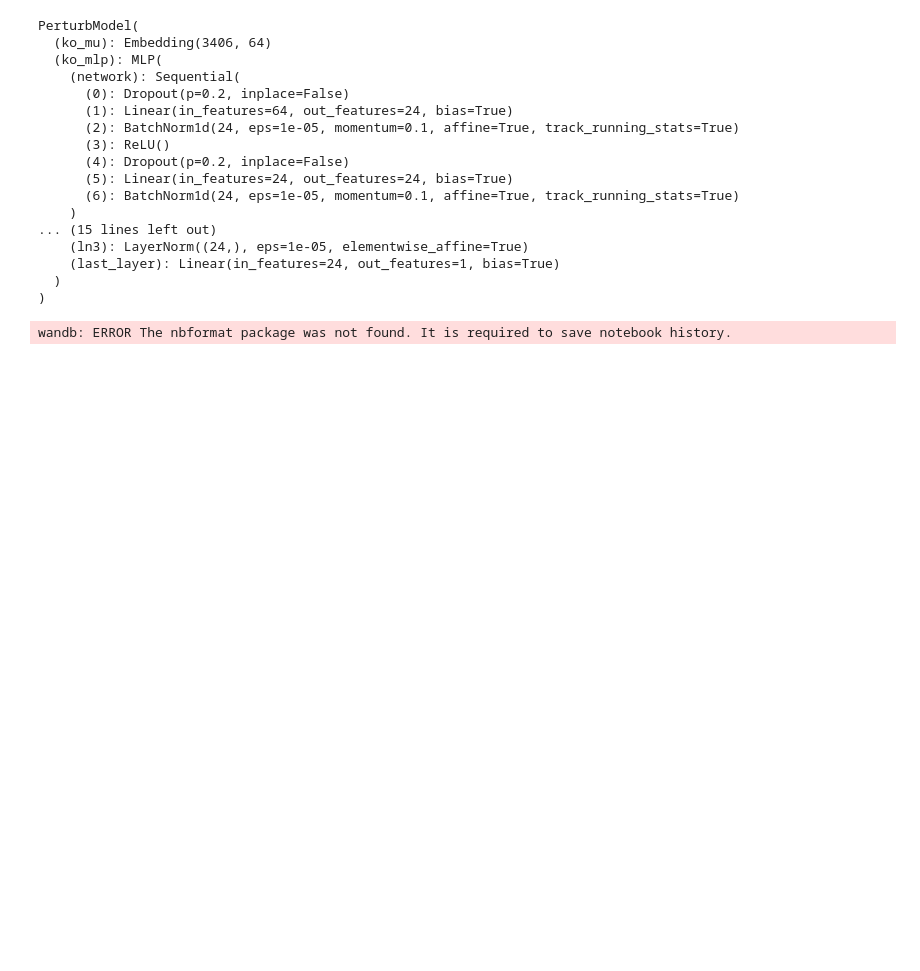
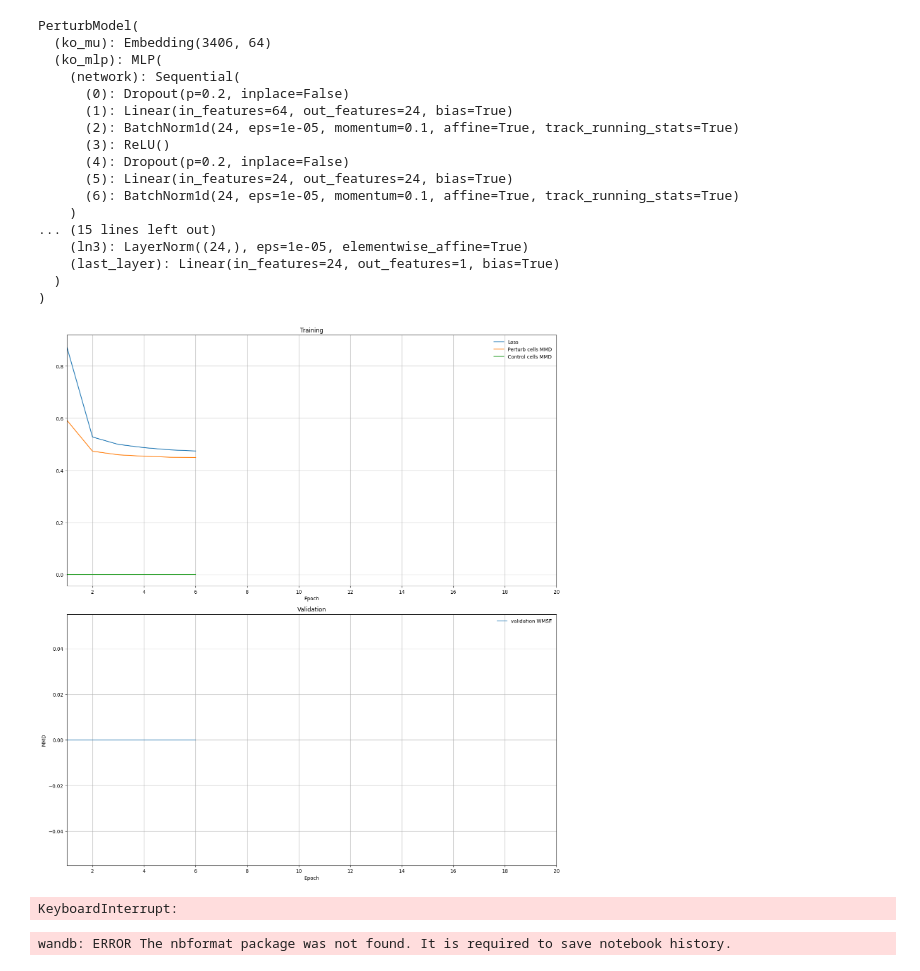
Before and after one commit to MCalabroCode/SPECTRA, a Jupyter notebook: spectra_v2_notebook_wandb.ipynb, the cells around one changed output. Saved outputs shown, nothing was run; the diff lists cells and outputs as text; code cells hidden in the pictures; blank space fills up the shorter version.

```diff
--- a/spectra_v2_notebook_wandb.ipynb
+++ b/spectra_v2_notebook_wandb.ipynb
@@ -343,14 +343,17 @@ PerturbModel(
 # %%
 #from model_v3_efficient import train
 from spectra_v2 import train
 _, _, test_wmse = train(model=model,
     train_loader=train_loader,
     test_loader=val_loader,
     lr=config['lr'],
     n_epochs=config['n_epochs'],
     device=device,
-    wandb_support=True,
-    live_plot=False)
+    wandb_support=False,
+    live_plot=True)
+# %% [output]
+[figure, added]
+KeyboardInterrupt:
 # %%
 wandb.finish()
 # %% [output]
```
Also changed, not shown: parts of 6 cells of this notebook, 1 other file.
